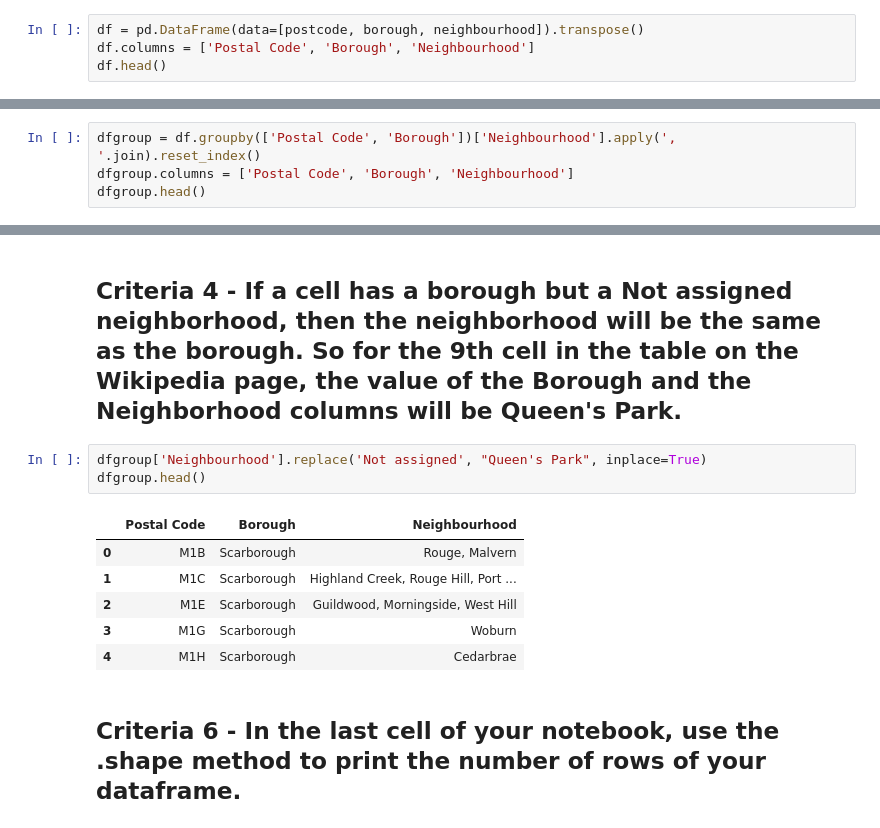
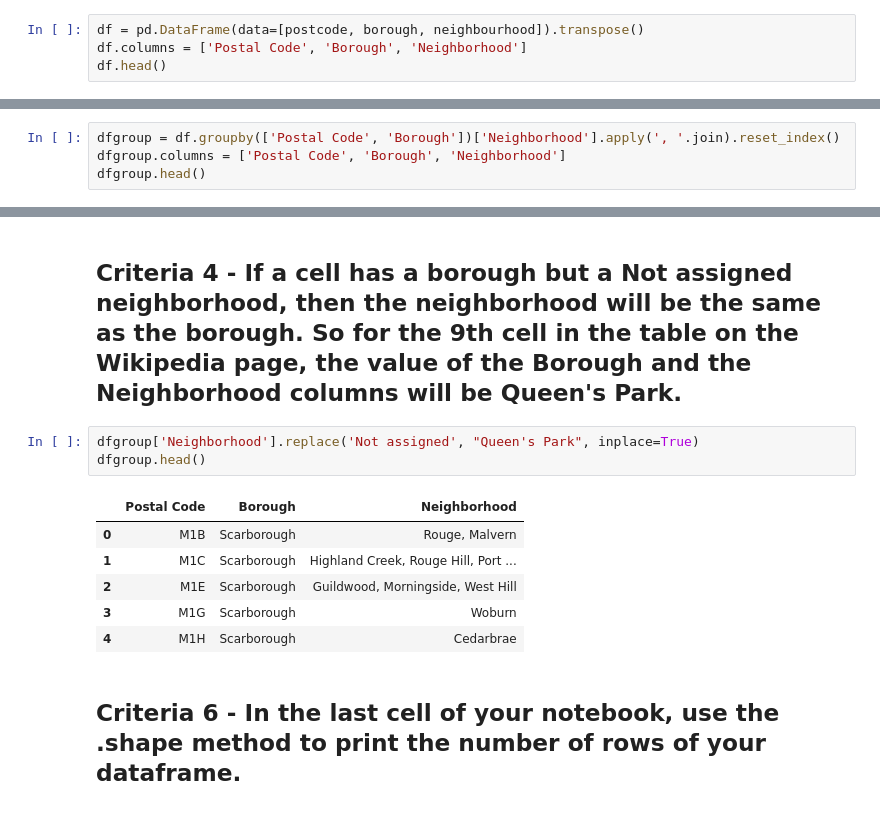
Before and after one commit to ebony2345/Coursera_Capstone, a Jupyter notebook: Segmenting and Clustering Neighborhoods in Toronto.ipynb, the cells around one changed output, grey strips where cells are left out. Drawn from its saved outputs; the diff is of its cells as text.

```diff
--- a/Segmenting and Clustering Neighborhoods in Toronto.ipynb
+++ b/Segmenting and Clustering Neighborhoods in Toronto.ipynb
@@ -28,6 +36,6 @@ for i in range(0, len(fields), 3):
 ## Criteria 1 - The dataframe will consist of three columns: PostalCode, Borough, and Neighborhood
 # %%
 df = pd.DataFrame(data=[postcode, borough, neighbourhood]).transpose()
-df.columns = ['Postal Code', 'Borough', 'Neighbourhood']
+df.columns = ['Postal Code', 'Borough', 'Neighborhood']
 df.head()
 # %% [output]
@@ -53,7 +61,7 @@ df.head()
 # %% [markdown]
 ## Criteria 3 - More than one neighborhood can exist in one postal code area. For example, in the table on the Wikipedia page, you will notice that M5A is listed twice and has two neighborhoods: Harbourfront and Regent Park. These two rows will be combined into one row with the neighborhoods separated with a comma as shown in row 11 in the above table.
 # %%
-dfgroup = df.groupby(['Postal Code', 'Borough'])['Neighbourhood'].apply(', '.join).reset_index()
-dfgroup.columns = ['Postal Code', 'Borough', 'Neighbourhood']
+dfgroup = df.groupby(['Postal Code', 'Borough'])['Neighborhood'].apply(', '.join).reset_index()
+dfgroup.columns = ['Postal Code', 'Borough', 'Neighborhood']
 dfgroup.head()
 # %% [output]
@@ -66,10 +74,10 @@ dfgroup.head()
 # %% [markdown]
 ## Criteria 4 - If a cell has a borough but a Not assigned neighborhood, then the neighborhood will be the same as the borough. So for the 9th cell in the table on the Wikipedia page, the value of the Borough and the Neighborhood columns will be Queen's Park.
 # %%
-dfgroup['Neighbourhood'].replace('Not assigned', "Queen's Park", inplace=True)
+dfgroup['Neighborhood'].replace('Not assigned', "Queen's Park", inplace=True)
 dfgroup.head()
 # %% [output]
-|  | Postal Code | Borough | Neighbourhood |
+|  | Postal Code | Borough | Neighborhood |
 | 0 | M1B | Scarborough | Rouge, Malvern |
 | 1 | M1C | Scarborough | Highland Creek, Rouge Hill, Port ... |
 | 2 | M1E | Scarborough | Guildwood, Morningside, West Hill |
```
Also changed, not shown: parts of 47 cells of this notebook.
